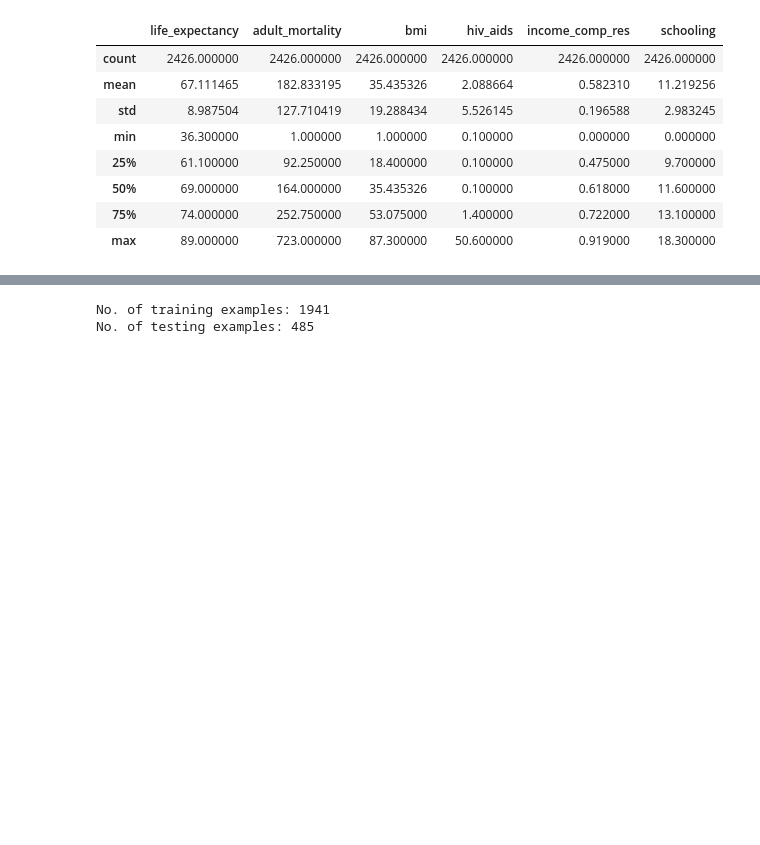
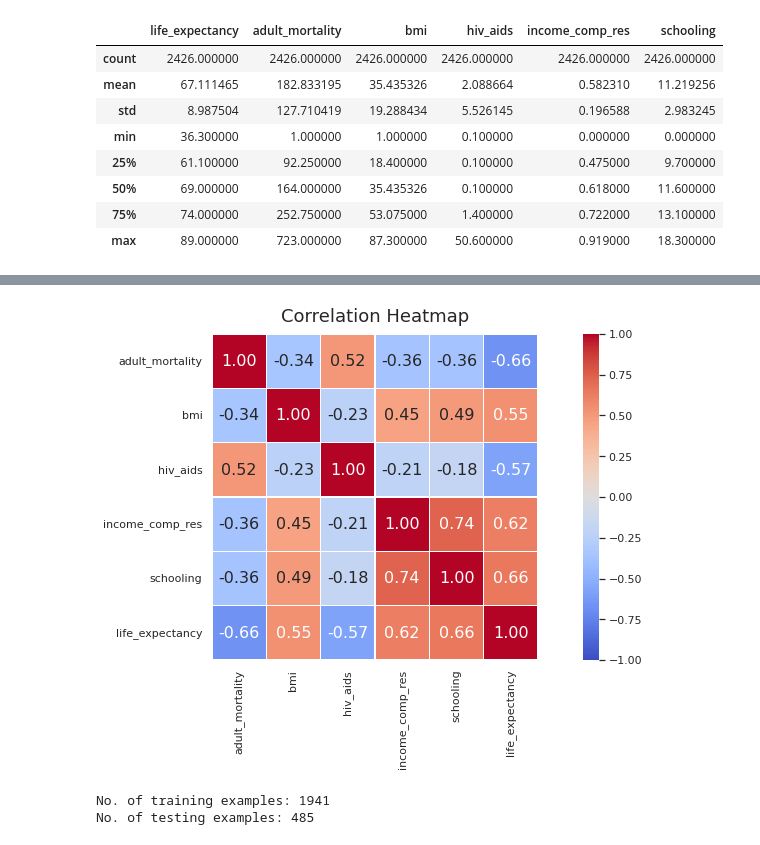
Before and after one commit to BrainTheos/uon-cci501-linear-regression, a Jupyter notebook: EDA_Preprocess.ipynb, the cells around one changed output, grey strips where cells are left out. Saved outputs shown, nothing was run; the diff lists cells and outputs as text; code cells hidden in the pictures; blank space fills up the shorter version.

```diff
--- a/EDA_Preprocess.ipynb
+++ b/EDA_Preprocess.ipynb
@@ -144,3 +130,17 @@ imputed_dataset.describe()
+# %%
+# Visualizing correlation matrix
+sns.set_theme()
+plt.figure(figsize=(16, 6))
+cm = np.corrcoef(imputed_dataset[cols].values.T)
+heatmap = sns.heatmap(cm, vmin=-1, vmax=1, cbar=True, annot=True,square=True,
+                      linewidths = .5,
+                fmt='.2f', annot_kws={'size': 16},yticklabels=cols,
+                xticklabels=cols,cmap='coolwarm')
+heatmap.set_title('Correlation Heatmap', fontdict={'fontsize':18}, pad=12);
+
+plt.show()
+# %% [output]
+[figure, added]
 # %%
 # Train test split
 training_data = imputed_dataset.sample(frac=0.8, random_state=25)
```
Also changed, not shown: parts of 7 cells of this notebook, 1 other file.
